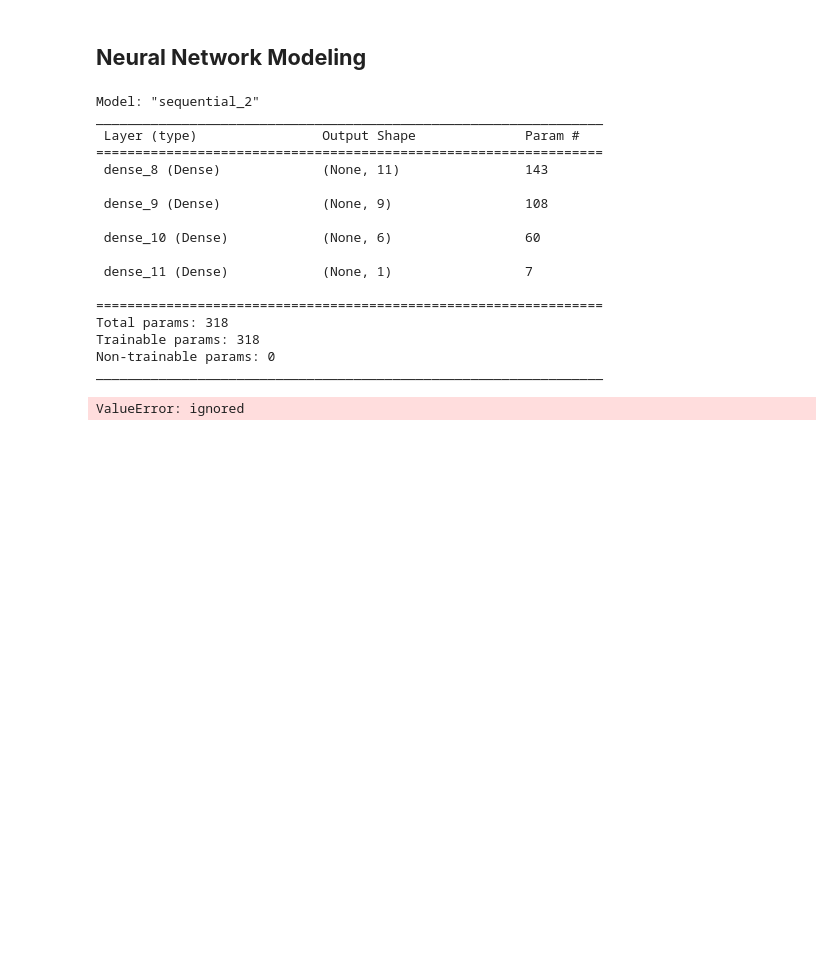
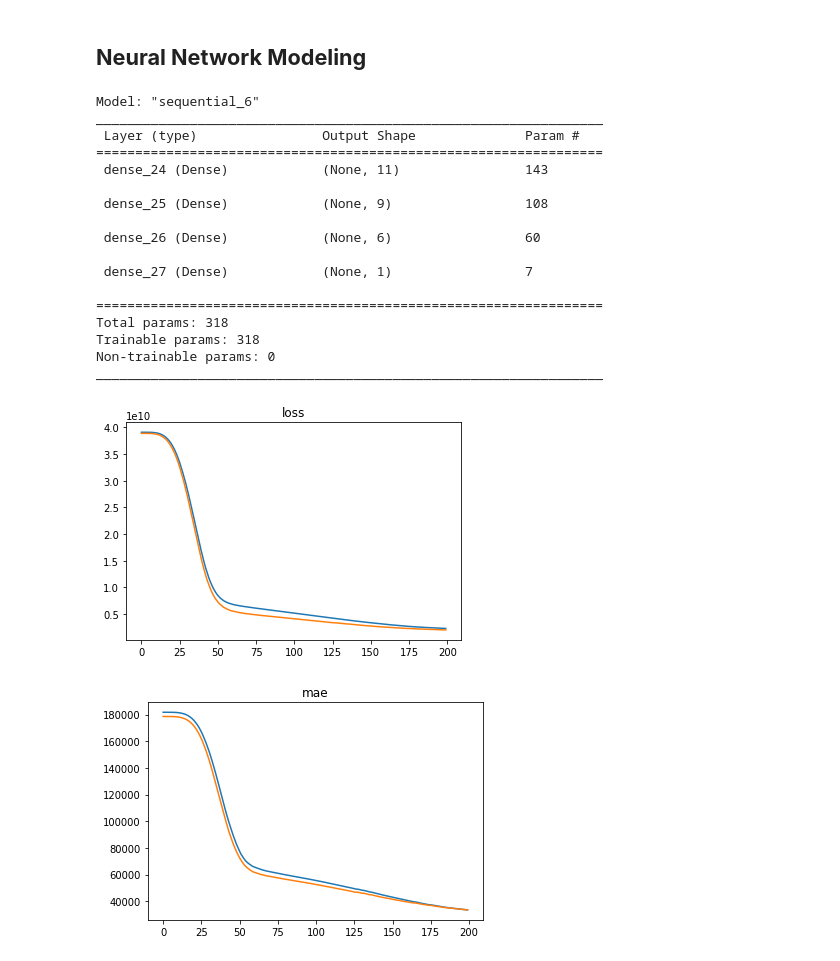
Before and after one commit to starkjones/House-Prices-Advanced-Regression-Kaggle-Exercise, a Jupyter notebook: Neural_Network_Kaggle_Exercise.ipynb, the cells around one changed output. Saved outputs shown, nothing was run; the diff lists cells and outputs as text; code cells hidden in the pictures; blank space fills up the shorter version.

```diff
--- a/Neural_Network_Kaggle_Exercise.ipynb
+++ b/Neural_Network_Kaggle_Exercise.ipynb
@@ -291,8 +293,8 @@ preprocessor = make_column_transformer(numeric_tuple, remainder= 'passthrough')
 
 preprocessor.fit(X_train, y_train)
 
-X_train_processed = preprocessor.transform(X_train)
-X_test_processed = preprocessor.transform(X_test)
+X_train = preprocessor.transform(X_train)
+X_test = preprocessor.transform(X_test)
 # %% [markdown]
 ## **XGBoost Modeling**
 # %%
@@ -304,7 +306,7 @@ xgb = XGBClassifier()
 
 # Fit model on training data:
 
-xgb.fit(X_train_processed, y_train)
+xgb.fit(X_train, y_train)
 # %% [output]
 XGBClassifier(objective='multi:softprob')
 # %%
@@ -365,7 +362,7 @@ def plot_history(history):
         plt.title(f'{metric}')
         plt.show()
 # %%
-inputshape = X_train_processed.shape[1]
+inputshape = X_train.shape[1]
 inputshape
 
 # Model instantiation:
@@ -389,17 +386,17 @@ sm.summary()
 # Accuracy used as evaluation metric:
 sm.compile(optimizer= 'adam', loss = 'mse', metrics= 'mae')
 # %% [output]
-Model: "sequential_2"
+Model: "sequential_6"
 _________________________________________________________________
  Layer (type)                Output Shape              Param #
 =================================================================
- dense_8 (Dense)             (None, 11)                143
+ dense_24 (Dense)            (None, 11)                143
 
- dense_9 (Dense)             (None, 9)                 108
+ dense_25 (Dense)            (None, 9)                 108
 
- dense_10 (Dense)            (None, 6)                 60
+ dense_26 (Dense)            (None, 6)                 60
 
- dense_11 (Dense)            (None, 1)                 7
+ dense_27 (Dense)            (None, 1)                 7
 
 =================================================================
 Total params: 318
@@ -409,16 +406,21 @@ _________________________________________________________________
 # %%
 # Model fit:
 
-history = sm.fit(X_train_processed, y_train,
-                 validation_data = (X_test_processed, y_test),
-                 epochs = 100,
+history = sm.fit(X_train, y_train,
+                 validation_data = (X_test, y_test),
+                 epochs = 200,
                  verbose = 0)
+# %%
+# Plot history for model 3:
+
+plot_history(history)
+# %% [output]
+[figure, added]
+[figure, added]
 # %%
 # Model Evaluation:
 
 # Predictions and model evaluation:
-nntest_predicition = sm.predict(mltest_df)
+nn_test_predicitions = sm.predict(transformed_test)
 
-evaluate_model(y_test, nntest_predicition)
+nn_test_predictions = nn_test_predicitions.round().astype(bool)
-# %% [output]
-ValueError: ignored
```
Also changed, not shown: parts of 15 cells of this notebook.
